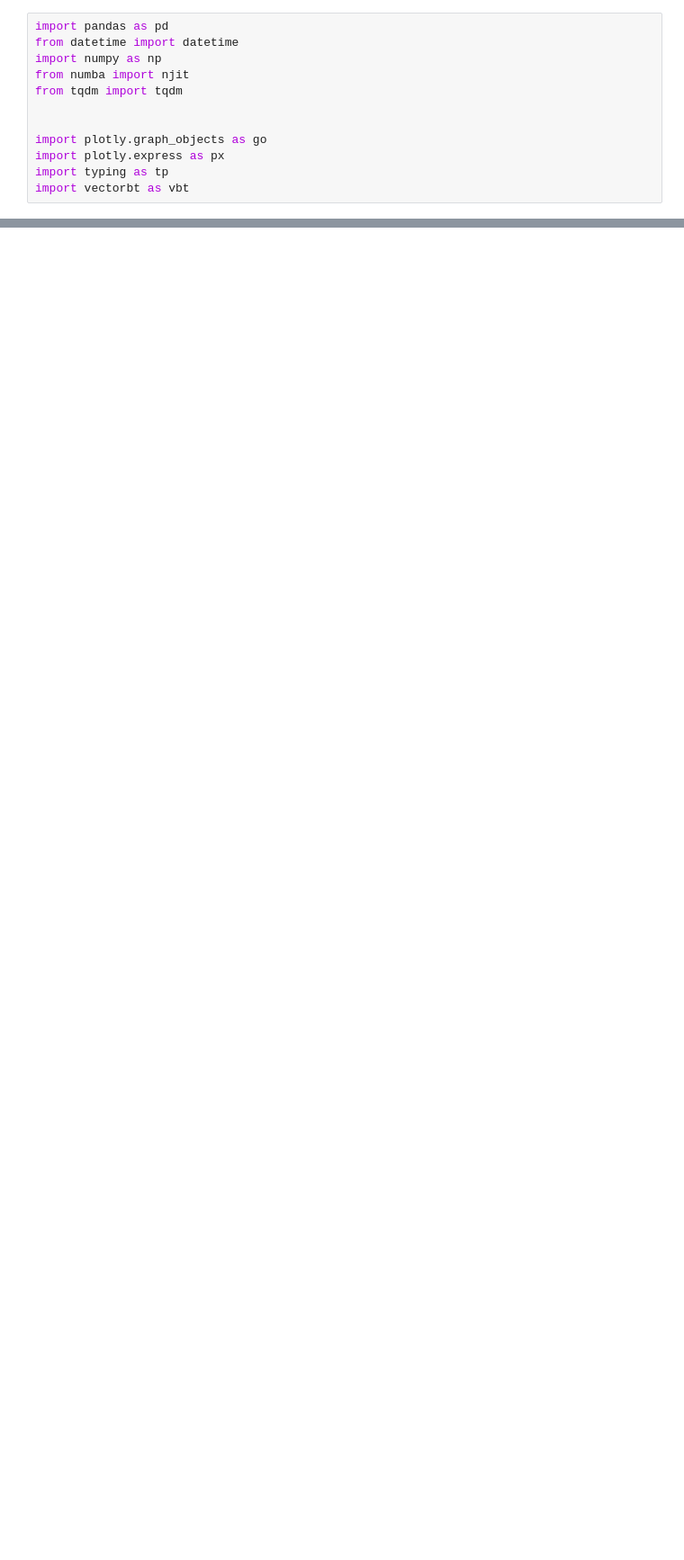
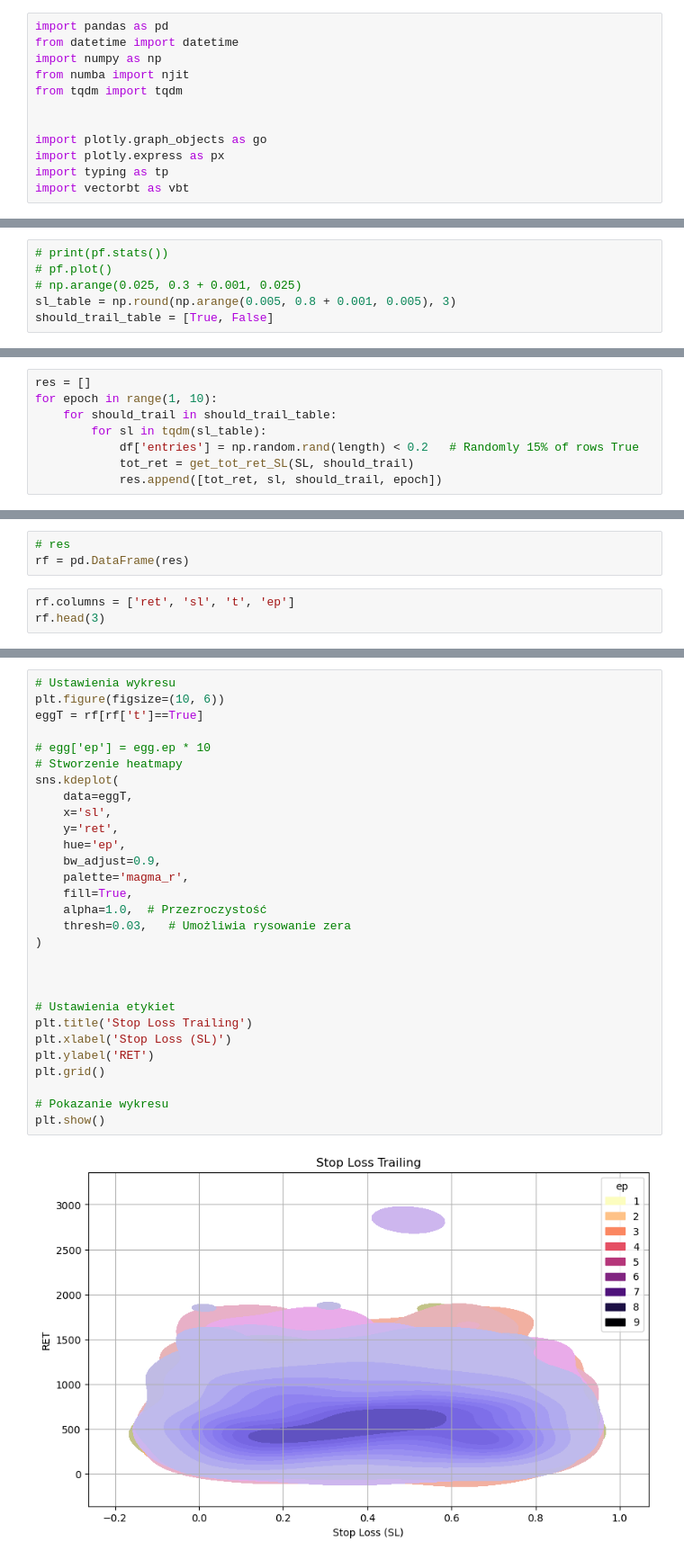
Before and after one commit to Cobasim/streamlit_yfinance, a Jupyter notebook: work_folder_temp/BTC_S2F_TESTS/vectorbt_demo_loop.ipynb, the cells around one changed output, grey strips where cells are left out. Shown at 90% size. Saved outputs shown, nothing was run; the diff lists cells and outputs as text; blank space fills up the shorter version.

```diff
--- a/work_folder_temp/BTC_S2F_TESTS/vectorbt_demo_loop.ipynb
+++ b/work_folder_temp/BTC_S2F_TESTS/vectorbt_demo_loop.ipynb
@@ -245,0 +99,6 @@ df
+# %%
+# print(pf.stats())
+# pf.plot()
+# np.arange(0.025, 0.3 + 0.001, 0.025)
+sl_table = np.round(np.arange(0.005, 0.8 + 0.001, 0.005), 3)
+should_trail_table = [True, False]
@@ -245,0 +117,8 @@ df
+# %%
+res = []
+for epoch in range(1, 10):
+    for should_trail in should_trail_table:
+        for sl in tqdm(sl_table):
+            df['entries'] = np.random.rand(length) < 0.2   # Randomly 15% of rows True
+            tot_ret = get_tot_ret_SL(SL, should_trail)
+            res.append([tot_ret, sl, should_trail, epoch])
@@ -245,0 +127,6 @@ df
+# %%
+# res
+rf = pd.DataFrame(res)
+# %%
+rf.columns = ['ret', 'sl', 't', 'ep']
+rf.head(3)
@@ -245,0 +145,31 @@ df
+# %%
+# Ustawienia wykresu
+plt.figure(figsize=(10, 6))
+eggT = rf[rf['t']==True]
+
+# egg['ep'] = egg.ep * 10
+# Stworzenie heatmapy
+sns.kdeplot(
+    data=eggT,
+    x='sl',
+    y='ret',
+    hue='ep',
+    bw_adjust=0.9,
+    palette='magma_r',
+    fill=True,
+    alpha=1.0,  # Przezroczystość
+    thresh=0.03,   # Umożliwia rysowanie zera
+)
+
+
+
+# Ustawienia etykiet
+plt.title('Stop Loss Trailing')
+plt.xlabel('Stop Loss (SL)')
+plt.ylabel('RET')
+plt.grid()
+
+# Pokazanie wykresu
+plt.show()
+# %% [output]
+[figure, added]
```
Also changed, not shown: parts of 34 cells of this notebook, 3 other files.
